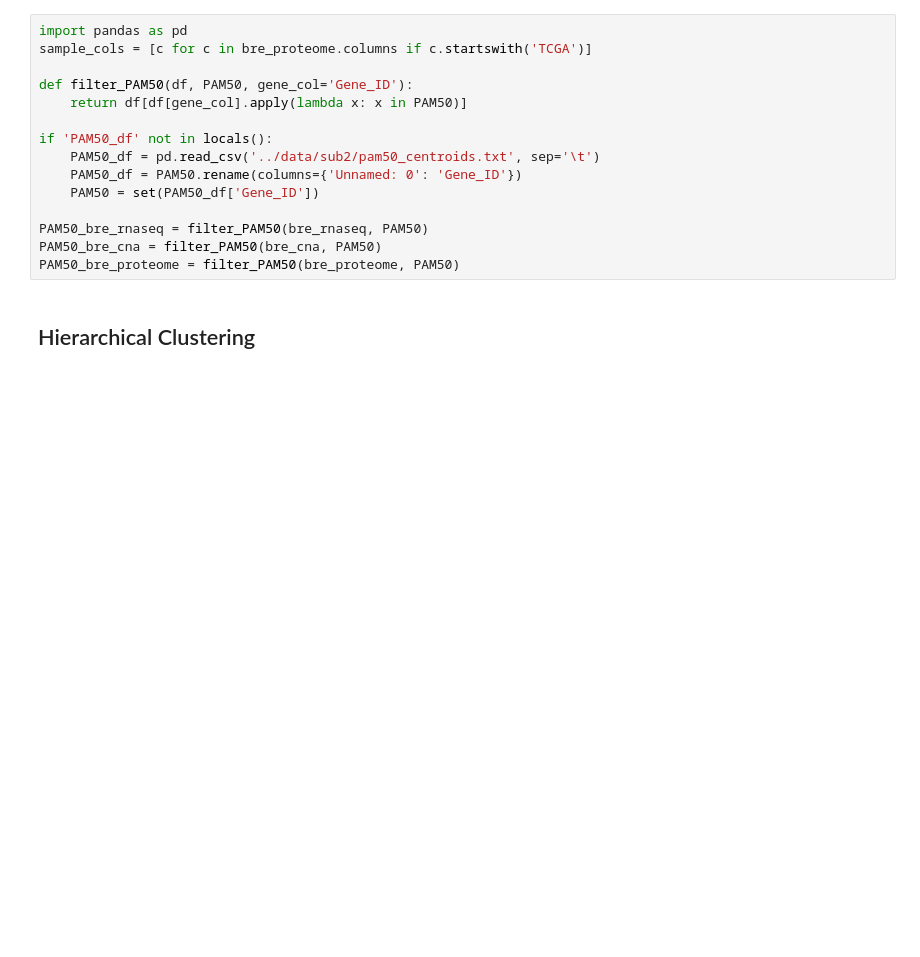
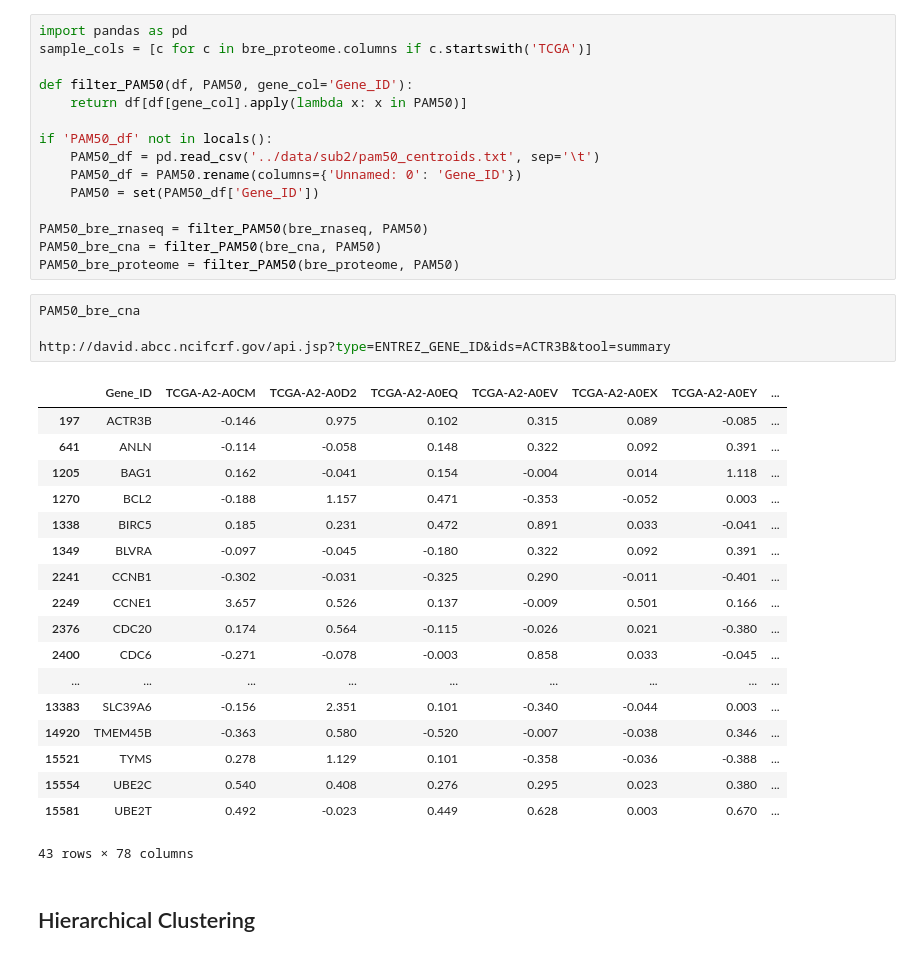
Before and after one commit to SVAI-Dream/dreamchallenge, a Jupyter notebook: nci-cptac-dream/notebook/Sub_Challenge_2.ipynb, the cells around one changed output. Drawn from its saved outputs; the diff is of its cells as text; blank space fills up the shorter version.

```diff
--- a/nci-cptac-dream/notebook/Sub_Challenge_2.ipynb
+++ b/nci-cptac-dream/notebook/Sub_Challenge_2.ipynb
@@ -103,6 +103,29 @@ if 'PAM50_df' not in locals():
 PAM50_bre_rnaseq = filter_PAM50(bre_rnaseq, PAM50)
 PAM50_bre_cna = filter_PAM50(bre_cna, PAM50)
 PAM50_bre_proteome = filter_PAM50(bre_proteome, PAM50)
+# %%
+PAM50_bre_cna
+
+http://david.abcc.ncifcrf.gov/api.jsp?type=ENTREZ_GENE_ID&ids=ACTR3B&tool=summary
+# %% [output]
+|  | Gene_ID | TCGA-A2-A0CM | TCGA-A2-A0D2 | TCGA-A2-A0EQ | TCGA-A2-A0EV | TCGA-A2-A0EX | TCGA-A2-A0EY | ... |
+| 197 | ACTR3B | -0.146 | 0.975 | 0.102 | 0.315 | 0.089 | -0.085 | ... |
+| 641 | ANLN | -0.114 | -0.058 | 0.148 | 0.322 | 0.092 | 0.391 | ... |
+| 1205 | BAG1 | 0.162 | -0.041 | 0.154 | -0.004 | 0.014 | 1.118 | ... |
+| 1270 | BCL2 | -0.188 | 1.157 | 0.471 | -0.353 | -0.052 | 0.003 | ... |
+| 1338 | BIRC5 | 0.185 | 0.231 | 0.472 | 0.891 | 0.033 | -0.041 | ... |
+| 1349 | BLVRA | -0.097 | -0.045 | -0.180 | 0.322 | 0.092 | 0.391 | ... |
+| 2241 | CCNB1 | -0.302 | -0.031 | -0.325 | 0.290 | -0.011 | -0.401 | ... |
+| 2249 | CCNE1 | 3.657 | 0.526 | 0.137 | -0.009 | 0.501 | 0.166 | ... |
+| 2376 | CDC20 | 0.174 | 0.564 | -0.115 | -0.026 | 0.021 | -0.380 | ... |
+| 2400 | CDC6 | -0.271 | -0.078 | -0.003 | 0.858 | 0.033 | -0.045 | ... |
+| ... | ... | ... | ... | ... | ... | ... | ... | ... |
+| 13383 | SLC39A6 | -0.156 | 2.351 | 0.101 | -0.340 | -0.044 | 0.003 | ... |
+| 14920 | TMEM45B | -0.363 | 0.580 | -0.520 | -0.007 | -0.038 | 0.346 | ... |
+| 15521 | TYMS | 0.278 | 1.129 | 0.101 | -0.358 | -0.036 | -0.388 | ... |
+| 15554 | UBE2C | 0.540 | 0.408 | 0.276 | 0.295 | 0.023 | 0.380 | ... |
+| 15581 | UBE2T | 0.492 | -0.023 | 0.449 | 0.628 | 0.003 | 0.670 | ... |
+43 rows × 78 columns
 # %% [markdown]
 ## Hierarchical Clustering
 # %%
```
Also changed, not shown: 2 other files.
